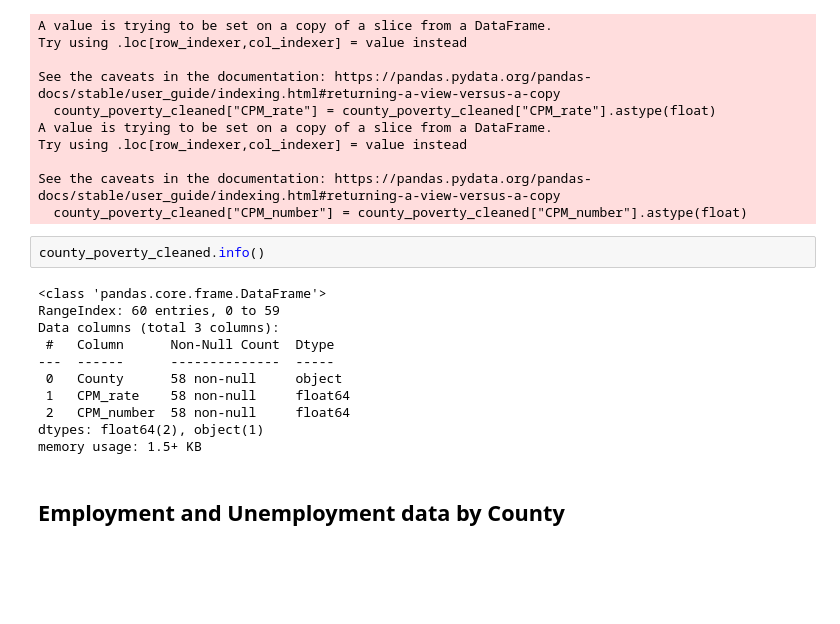
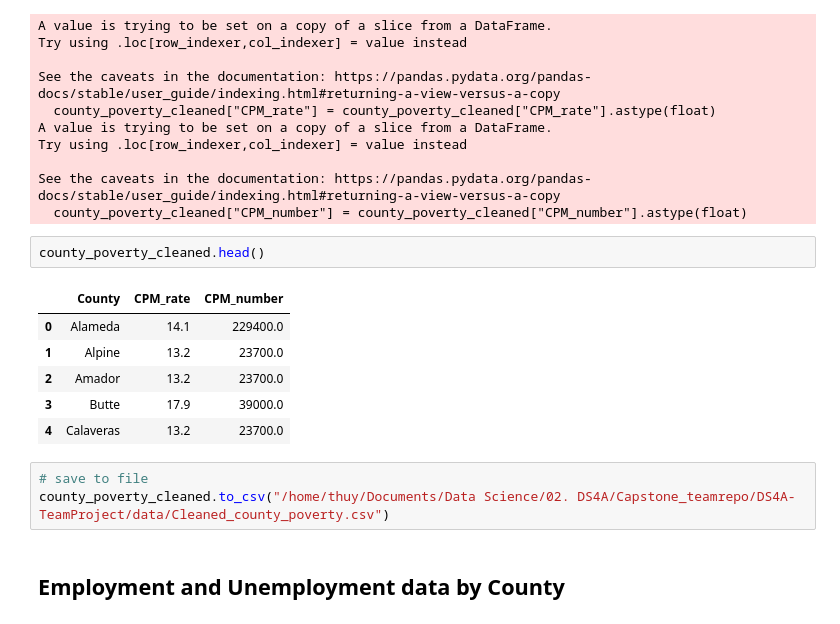
Before and after one commit to mellanyquiroz/DS4A-Team-69-Project, a Jupyter notebook: exploratory data analysis/Data merging.ipynb, the cells around one changed output. Drawn from its saved outputs; the diff is of its cells as text; blank space fills up the shorter version.

Commit message:
clean poverty data by county

```diff
--- a/exploratory data analysis/Data merging.ipynb
+++ b/exploratory data analysis/Data merging.ipynb
@@ -78,18 +78,17 @@ Try using .loc[row_indexer,col_indexer] = value instead
 See the caveats in the documentation: https://pandas.pydata.org/pandas-docs/stable/user_guide/indexing.html#returning-a-view-versus-a-copy
   county_poverty_cleaned["CPM_number"] = county_poverty_cleaned["CPM_number"].astype(float)
 # %%
-county_poverty_cleaned.info()
+county_poverty_cleaned.head()
 # %% [output]
-<class 'pandas.core.frame.DataFrame'>
-RangeIndex: 60 entries, 0 to 59
-Data columns (total 3 columns):
- #   Column      Non-Null Count  Dtype
----  ------      --------------  -----
- 0   County      58 non-null     object
- 1   CPM_rate    58 non-null     float64
- 2   CPM_number  58 non-null     float64
-dtypes: float64(2), object(1)
-memory usage: 1.5+ KB
+|  | County | CPM_rate | CPM_number |
+| 0 | Alameda | 14.1 | 229400.0 |
+| 1 | Alpine | 13.2 | 23700.0 |
+| 2 | Amador | 13.2 | 23700.0 |
+| 3 | Butte | 17.9 | 39000.0 |
+| 4 | Calaveras | 13.2 | 23700.0 |
+# %%
+# save to file
+county_poverty_cleaned.to_csv("/home/thuy/Documents/Data Science/02. DS4A/Capstone_teamrepo/DS4A-TeamProject/data/Cleaned_county_poverty.csv")
 # %% [markdown]
 ## Employment and Unemployment data by County
 # %%
```
Also changed, not shown: parts of 1 cell of this notebook, 1 other file.
